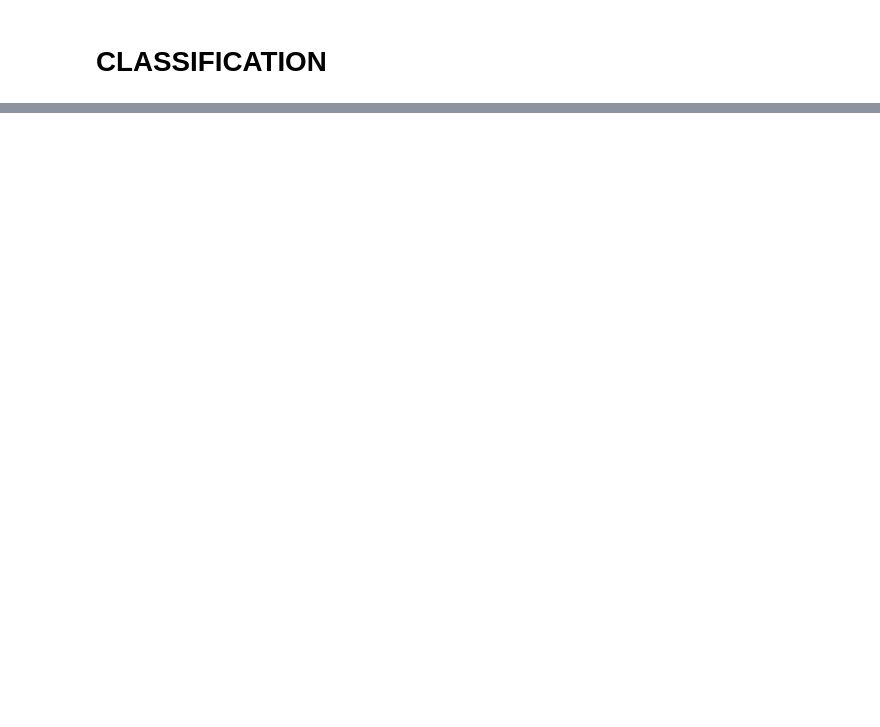
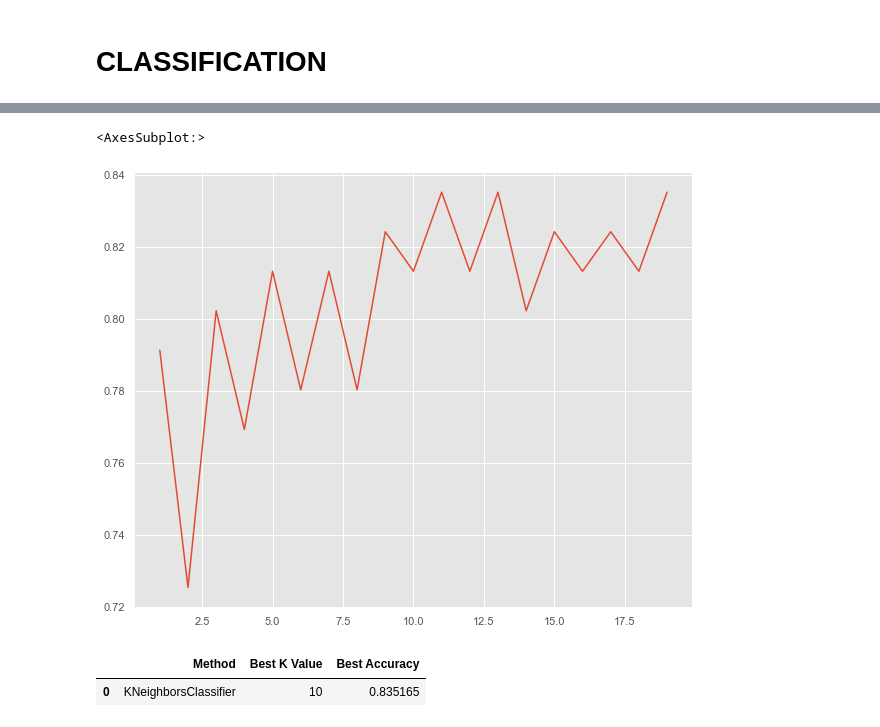
Before and after one commit to Omuk/Fullstack-Data-Analyst, a Jupyter notebook: Learning/code_examples/practice/practice_field.ipynb, the cells around one changed output, grey strips where cells are left out. Saved outputs shown, nothing was run; the diff lists cells and outputs as text; code cells hidden in the pictures; blank space fills up the shorter version.

```diff
--- a/Learning/code_examples/practice/practice_field.ipynb
+++ b/Learning/code_examples/practice/practice_field.ipynb
@@ -158,0 +173,32 @@ dtype: float64
+# %%
+accuracies = []
+
+for N in range(1,20):
+
+    knn= KNeighborsClassifier(n_neighbors=N)
+    knn.fit(x_train,y_train)
+
+    y_pred = knn.predict(x_test)
+    a_cu = accuracy_score(y_test,y_pred)
+
+    accuracies.append(a_cu)
+accuracies = np.array(accuracies)
+
+f,ax = plt.subplots(figsize=(10,8))
+sns.lineplot(np.arange(1,20),accuracies)
+# %% [output]
+<AxesSubplot:>
+[figure, added]
+# %%
+best_k = np.argmax(accuracies)
+best_accuracies = np.max(accuracies)
+
+accu_per = pd.DataFrame([
+    'KNeighborsClassifier', best_k, best_accuracies
+]).transpose()
+
+accu_per.columns = ['Method', 'Best K Value', 'Best Accuracy']
+accu_per
+# %% [output]
+|  | Method | Best K Value | Best Accuracy |
+| 0 | KNeighborsClassifier | 10 | 0.835165 |
```
Also changed, not shown: parts of 23 cells of this notebook, 1 other file.
